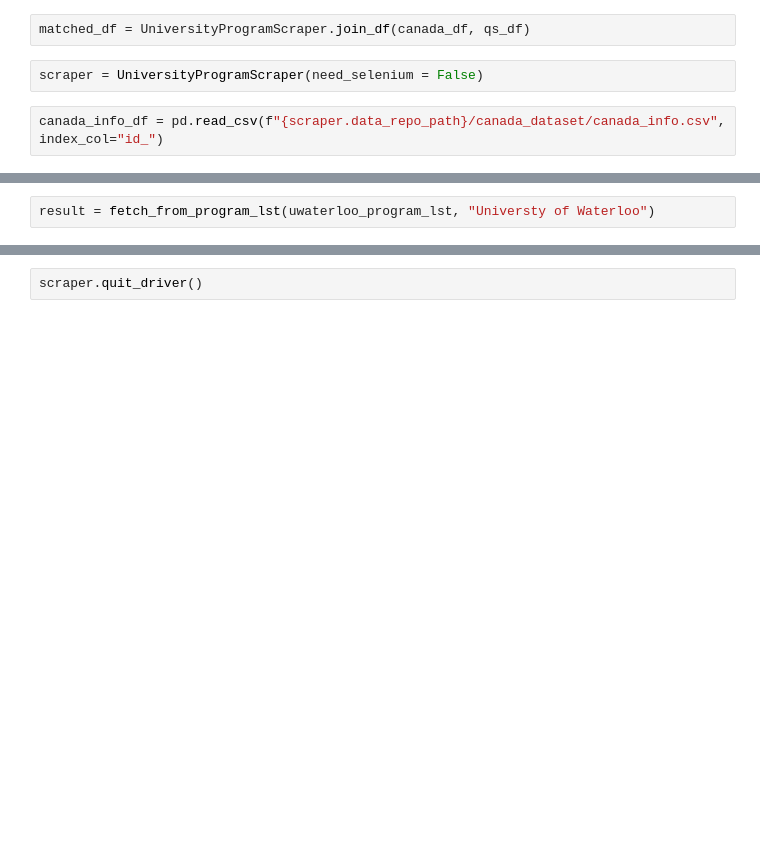
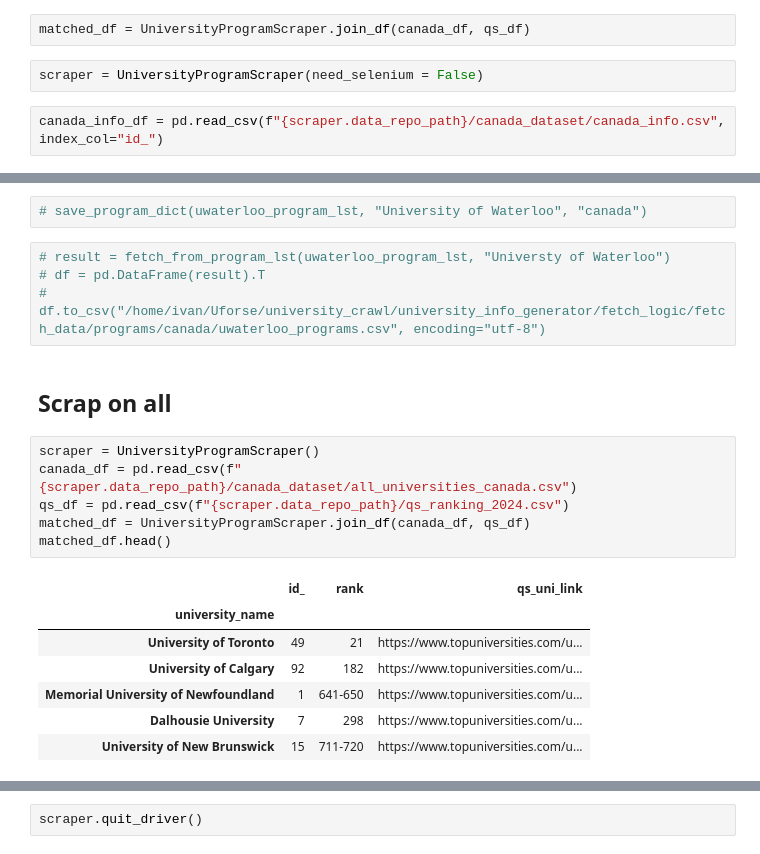
Before and after one commit to IvanKyuu/university_crawl, a Jupyter notebook: university_info_generator/fetch_logic/program_fetch_logic.ipynb, the cells around one changed output, grey strips where cells are left out. Drawn from its saved outputs; the diff is of its cells as text; blank space fills up the shorter version.

```diff
--- a/university_info_generator/fetch_logic/program_fetch_logic.ipynb
+++ b/university_info_generator/fetch_logic/program_fetch_logic.ipynb
@@ -157,2 +140,22 @@ def fetch_from_program_lst(program_lst: Dict[str, Dict[str, Dict[str, str]]], un
 # %%
-result = fetch_from_program_lst(uwaterloo_program_lst, "Universty of Waterloo")
+# save_program_dict(uwaterloo_program_lst, "University of Waterloo", "canada")
+# %%
+# result = fetch_from_program_lst(uwaterloo_program_lst, "Universty of Waterloo")
+# df = pd.DataFrame(result).T
+# df.to_csv("/home/ivan/Uforse/university_crawl/university_info_generator/fetch_logic/fetch_data/programs/canada/uwaterloo_programs.csv", encoding="utf-8")
+# %% [markdown]
+## Scrap on all
+# %%
+scraper = UniversityProgramScraper()
+canada_df = pd.read_csv(f"{scraper.data_repo_path}/canada_dataset/all_universities_canada.csv")
+qs_df = pd.read_csv(f"{scraper.data_repo_path}/qs_ranking_2024.csv")
+matched_df = UniversityProgramScraper.join_df(canada_df, qs_df)
+matched_df.head()
+# %% [output]
+|  | id_ | rank | qs_uni_link |
+| university_name |  |  |  |
+| University of Toronto | 49 | 21 | https://www.topuniversities.com/u... |
+| University of Calgary | 92 | 182 | https://www.topuniversities.com/u... |
+| Memorial University of Newfoundland | 1 | 641-650 | https://www.topuniversities.com/u... |
+| Dalhousie University | 7 | 298 | https://www.topuniversities.com/u... |
+| University of New Brunswick | 15 | 711-720 | https://www.topuniversities.com/u... |
```
Also changed, not shown: parts of 34 cells of this notebook, 46 other files.
